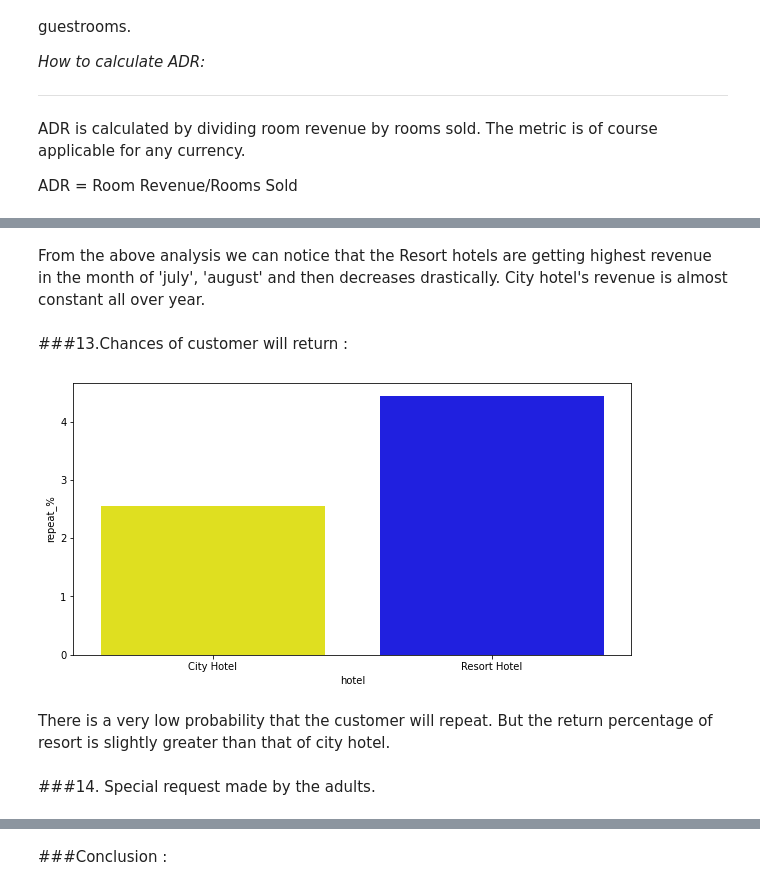
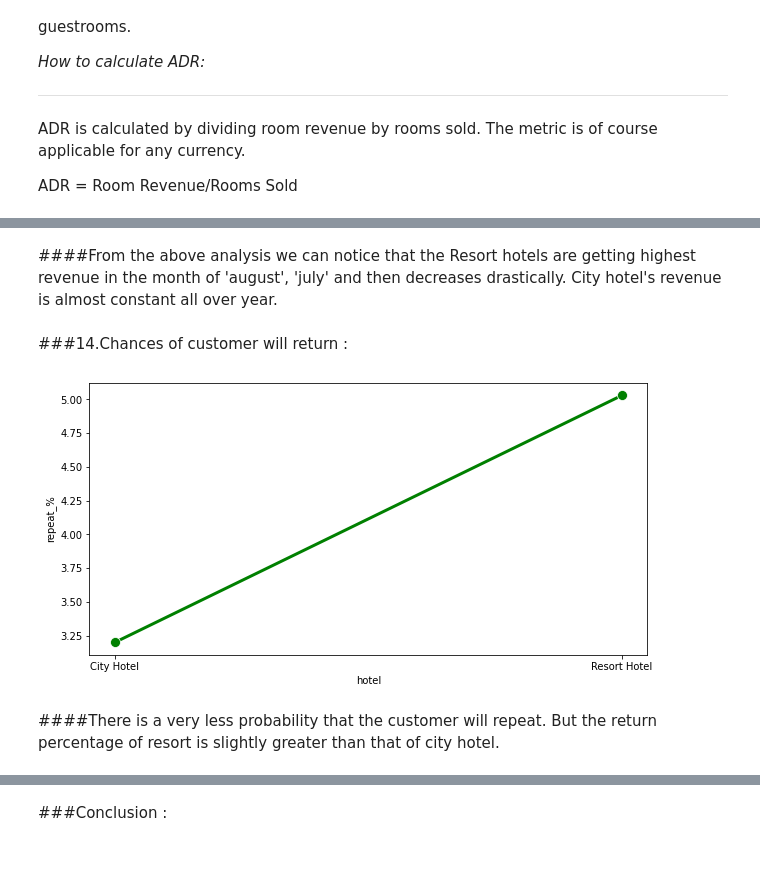
Before and after one commit to KapilNarayanSingh/hotel-booking-analysis, a Jupyter notebook: Group_EDA_Hotel_Booking_Analysis_Capstone_Project.ipynb, the cells around one changed output, grey strips where cells are left out. Drawn from its saved outputs; the diff is of its cells as text; code cells hidden in the pictures; blank space fills up the shorter version.

```diff
--- a/Group_EDA_Hotel_Booking_Analysis_Capstone_Project.ipynb
+++ b/Group_EDA_Hotel_Booking_Analysis_Capstone_Project.ipynb
@@ -79,3 +104,7 @@ new_hotel_df = hotel_df.copy()
+# %%
+# Removing duplicate rows:
+new_hotel_df[new_hotel_df.duplicated()]
+new_hotel_df.drop_duplicates(inplace = True)
 # %%
 # sorting null values of the above 4 columns
 No_Null_company_df = new_hotel_df[~new_hotel_df['company'].isna()]
@@ -660,29 +716,27 @@ NameError: ignored
 # %% [markdown]
-From the above analysis we can notice that the Resort hotels are getting highest revenue in the month of 'july', 'august' and then decreases drastically. City hotel's revenue is almost constant all over year.
+####From the above analysis we can notice that the Resort hotels are getting highest revenue in the month of 'august', 'july' and then decreases drastically. City hotel's revenue is almost constant all over year.
 # %% [markdown]
-###13.Chances of customer will return :
+###14.Chances of customer will return :
 # %%
 grouped_by_hotel = new_hotel_df.groupby('hotel')
 
 # Selecting th repeated customers booking and counting them
 repeated_data =new_hotel_df[new_hotel_df['is_repeated_guest']==1]
 repeated_group =repeated_data.groupby('hotel')
 D01=pd.DataFrame(repeated_group.size()).rename(columns ={0: 'total_repeated_guests'})
 
 #Total booking
 total_booking = grouped_by_hotel.size()
 D02= pd.DataFrame(total_booking).rename(columns={0:"total_booking"})
 D03=pd.concat([D01,D02],axis =1)
 
 # Calculating repear %
 D03['repeat_%']=round((D03["total_repeated_guests"]/D03["total_booking"])*100,2)
 
 plt.figure(figsize = (10,5))
-sns.barplot(x = D03.index , y=D03["repeat_%"],palette=['yellow','blue'])
+sns.lineplot(x = D03.index , y=D03["repeat_%"], linewidth=3, color ='g', markersize=10, marker='o')
 plt.show()
 # %% [output]
-[figure, old version]
+[figure, new version]
 # %% [markdown]
-There is a very low probability that the customer will repeat. But the return percentage of resort is slightly greater than that of city hotel.
+####There is a very less probability that the customer will repeat. But the return percentage of resort is slightly greater than that of city hotel.
-# %% [markdown]
-###14. Special request made by the adults.
```
Also changed, not shown: parts of 68 cells of this notebook.
